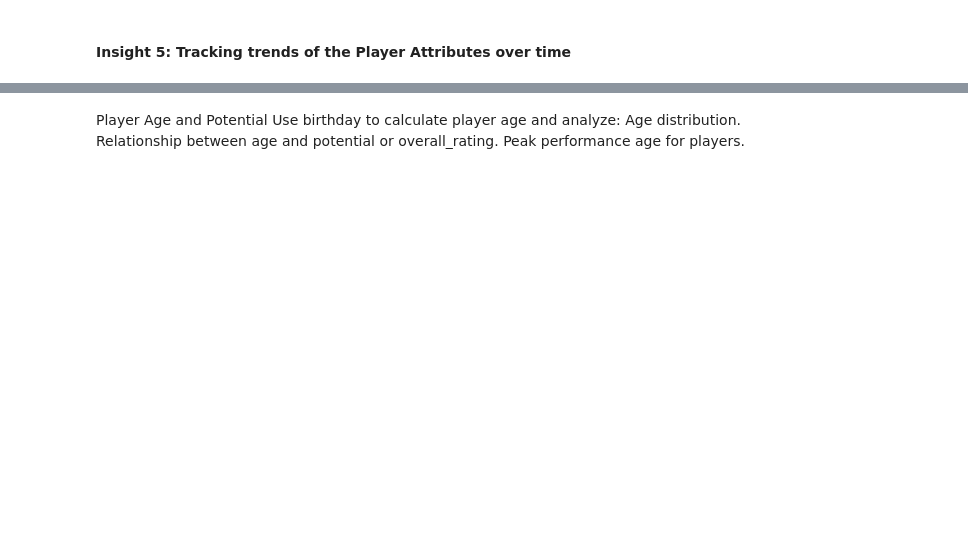
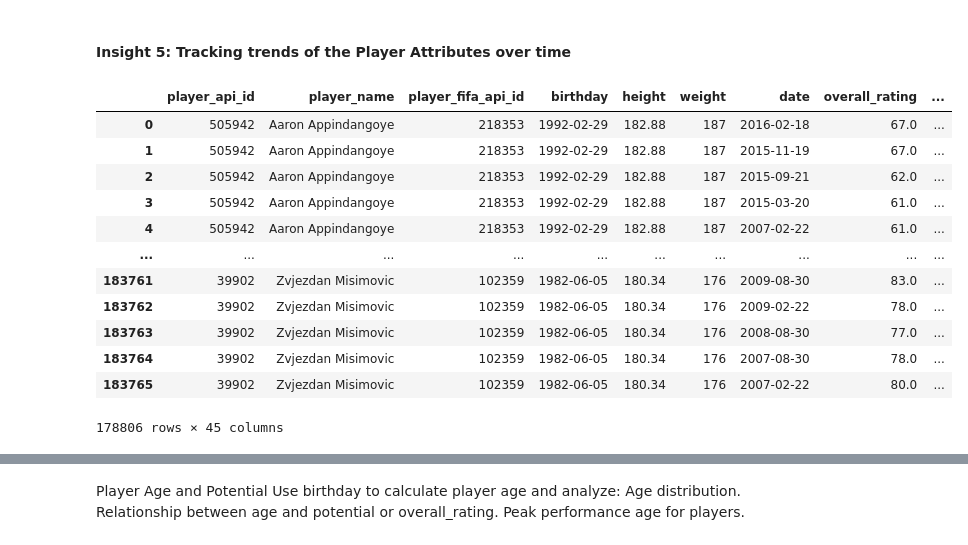
Before and after one commit to Daviedavie100/Investigating_dataset_project, a Jupyter notebook: Investigate_a_Dataset.ipynb, the cells around one changed output, grey strips where cells are left out. Drawn from its saved outputs; the diff is of its cells as text; code cells hidden in the pictures; blank space fills up the shorter version.

```diff
--- a/Investigate_a_Dataset.ipynb
+++ b/Investigate_a_Dataset.ipynb
@@ -698,3 +828,5 @@ player_info.info()
+# %%
+player_info=player_info.drop_duplicates(subset='player_api_id', inplace=True)
 # %% [markdown]
 Third, I want merge team data to team attributes data into into team info dataframe, check data types, missing values
 # %%
@@ -1567,8 +2350,22 @@ plt.show()
 #### Insight 5: Tracking trends of the Player Attributes over time
 # %%
 # Change 'date' column is in datetime format
-player_info['date'] = pd.to_datetime(player_info['date'])
+#player_info['date'] = pd.to_datetime(player_info['date'])
 player_info
+# %% [output]
+|  | player_api_id | player_name | player_fifa_api_id | birthday | height | weight | date | overall_rating | ... |
+| 0 | 505942 | Aaron Appindangoye | 218353 | 1992-02-29 | 182.88 | 187 | 2016-02-18 | 67.0 | ... |
+| 1 | 505942 | Aaron Appindangoye | 218353 | 1992-02-29 | 182.88 | 187 | 2015-11-19 | 67.0 | ... |
+| 2 | 505942 | Aaron Appindangoye | 218353 | 1992-02-29 | 182.88 | 187 | 2015-09-21 | 62.0 | ... |
+| 3 | 505942 | Aaron Appindangoye | 218353 | 1992-02-29 | 182.88 | 187 | 2015-03-20 | 61.0 | ... |
+| 4 | 505942 | Aaron Appindangoye | 218353 | 1992-02-29 | 182.88 | 187 | 2007-02-22 | 61.0 | ... |
+| ... | ... | ... | ... | ... | ... | ... | ... | ... | ... |
+| 183761 | 39902 | Zvjezdan Misimovic | 102359 | 1982-06-05 | 180.34 | 176 | 2009-08-30 | 83.0 | ... |
+| 183762 | 39902 | Zvjezdan Misimovic | 102359 | 1982-06-05 | 180.34 | 176 | 2009-02-22 | 78.0 | ... |
+| 183763 | 39902 | Zvjezdan Misimovic | 102359 | 1982-06-05 | 180.34 | 176 | 2008-08-30 | 77.0 | ... |
+| 183764 | 39902 | Zvjezdan Misimovic | 102359 | 1982-06-05 | 180.34 | 176 | 2007-08-30 | 78.0 | ... |
+| 183765 | 39902 | Zvjezdan Misimovic | 102359 | 1982-06-05 | 180.34 | 176 | 2007-02-22 | 80.0 | ... |
+178806 rows × 45 columns
 # %%
 # Players attribute categories
 
```
Also changed, not shown: parts of 94 cells of this notebook.
